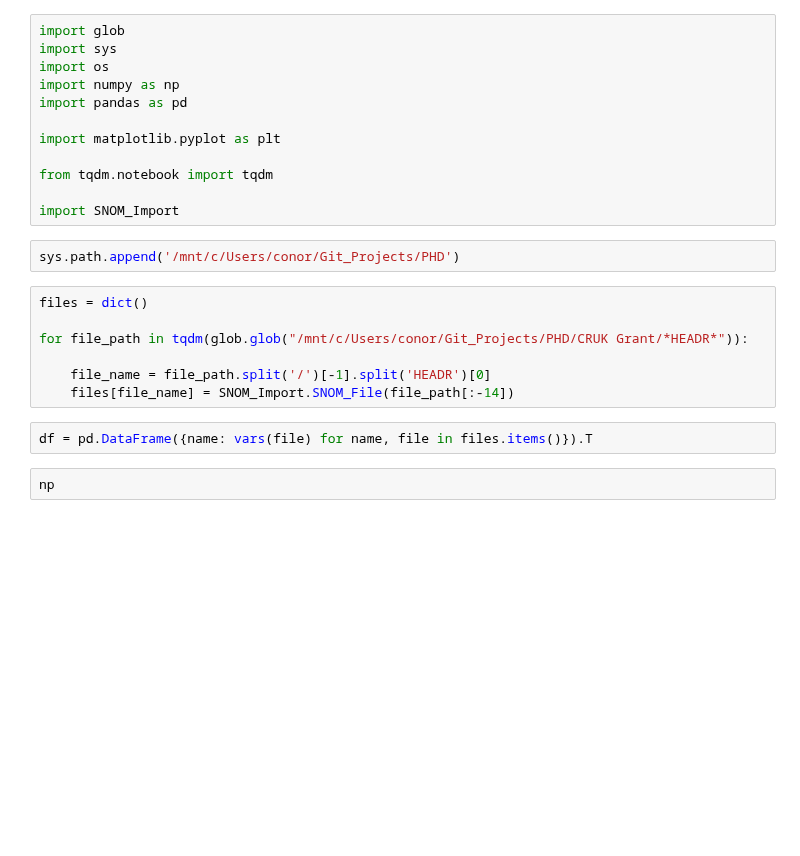
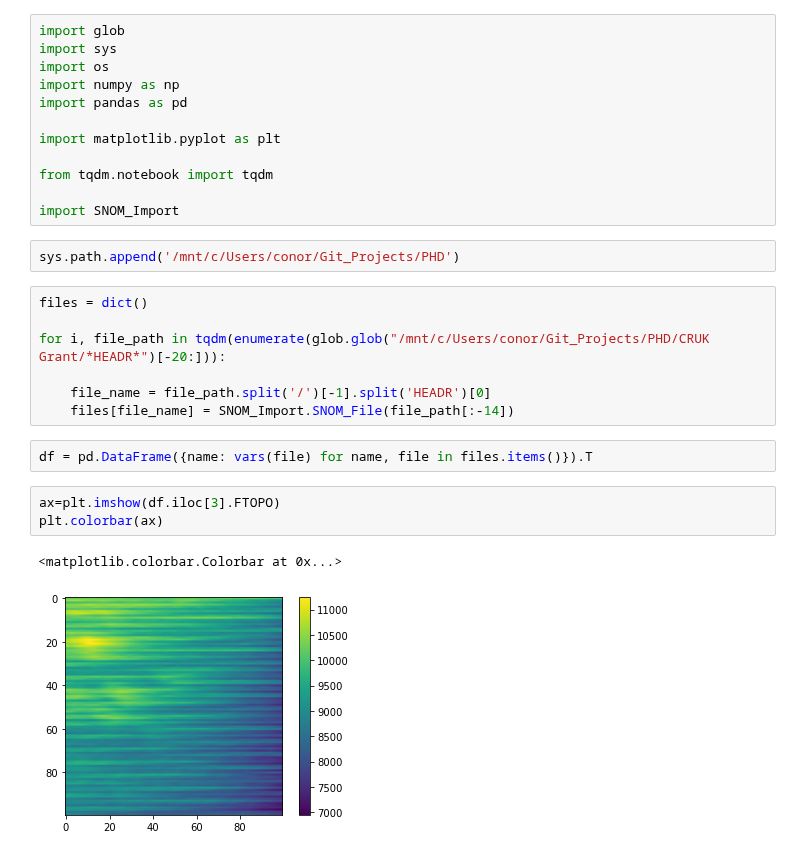
Before and after one commit to c-whitley/PHD, a Jupyter notebook: SNOM_Tilt_Correction.ipynb, the cells around one changed output. Cells and saved outputs as stored; diff of their text form; blank space fills up the shorter version.

```diff
--- a/SNOM_Tilt_Correction.ipynb
+++ b/SNOM_Tilt_Correction.ipynb
@@ -19,14 +22,18 @@ sys.path.append('/mnt/c/Users/conor/Git_Projects/PHD')
 # %%
 files = dict()
 
-for file_path in tqdm(glob.glob("/mnt/c/Users/conor/Git_Projects/PHD/CRUK Grant/*HEADR*")):
+for i, file_path in tqdm(enumerate(glob.glob("/mnt/c/Users/conor/Git_Projects/PHD/CRUK Grant/*HEADR*")[-20:])):
 
     file_name = file_path.split('/')[-1].split('HEADR')[0]
     files[file_name] = SNOM_Import.SNOM_File(file_path[:-14])
 # %%
 df = pd.DataFrame({name: vars(file) for name, file in files.items()}).T
-# %%
-np
+# %%
+ax=plt.imshow(df.iloc[3].FTOPO)
+plt.colorbar(ax)
+# %% [output]
+<matplotlib.colorbar.Colorbar at 0x...>
+[figure, added]
 # %%
 fig, ax1 = plt.subplots(ncols=1)
 
```
Also changed, not shown: parts of 6 cells of this notebook, 1 other file.
